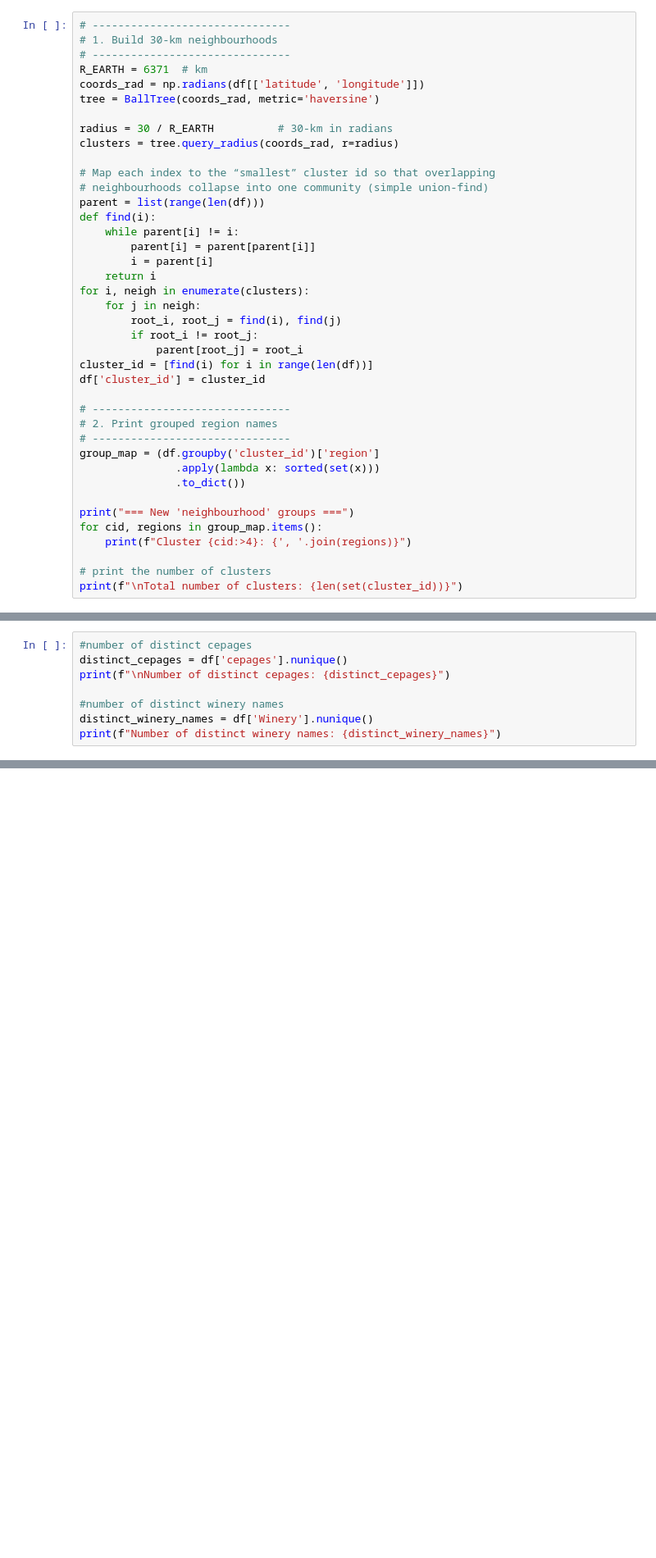
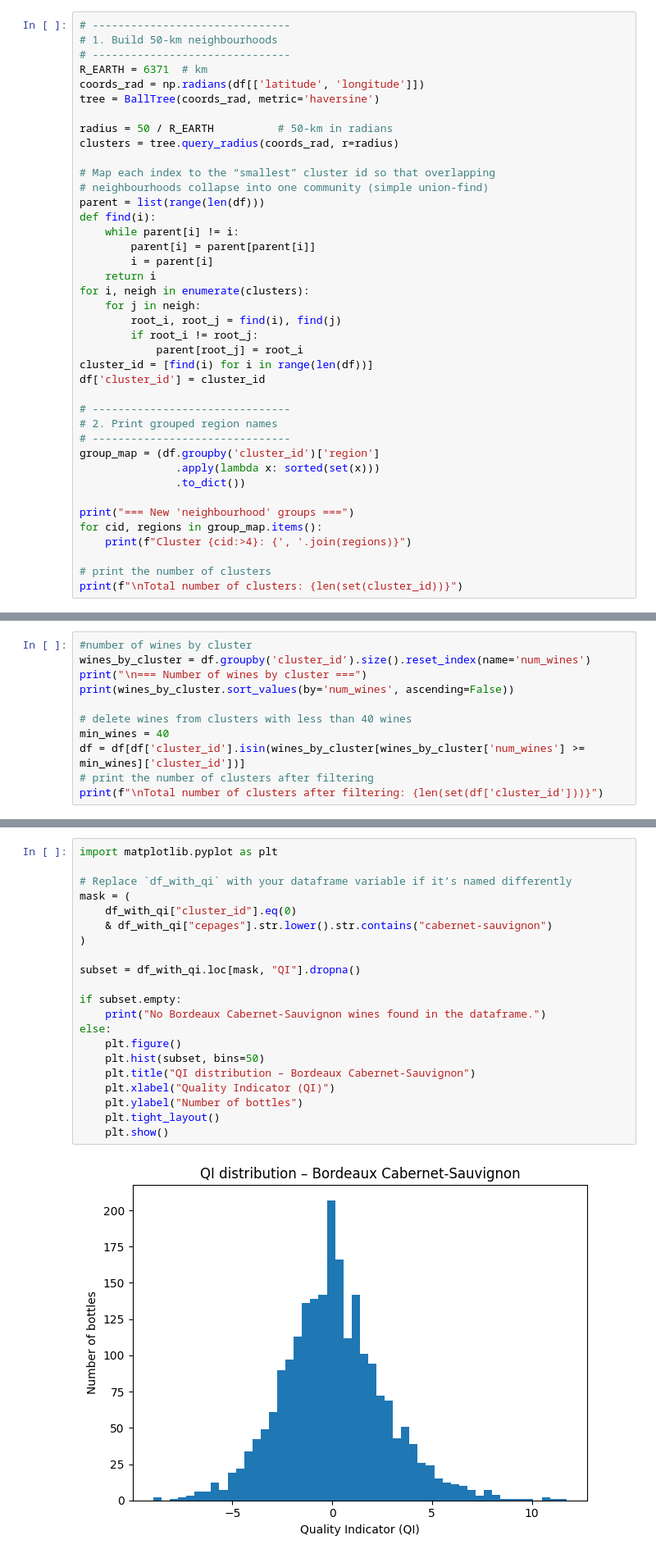
Before and after one commit to LucasPoncet/DL_Project, a Jupyter notebook: src/preprocessing/Wine & Weather/WQI.ipynb, the cells around one changed output, grey strips where cells are left out. Shown at 82% size. Cells and saved outputs as stored; diff of their text form; blank space fills up the shorter version.

Commit message:
Quality index calculation

```diff
--- a/src/preprocessing/Wine & Weather/WQI.ipynb
+++ b/src/preprocessing/Wine & Weather/WQI.ipynb
@@ -16,12 +14,12 @@ df.head()
 # %%
 # -------------------------------
-# 1. Build 30-km neighbourhoods
+# 1. Build 50-km neighbourhoods
 # -------------------------------
 R_EARTH = 6371  # km
 coords_rad = np.radians(df[['latitude', 'longitude']])
 tree = BallTree(coords_rad, metric='haversine')
 
-radius = 30 / R_EARTH          # 30-km in radians
+radius = 50 / R_EARTH          # 50-km in radians
 clusters = tree.query_radius(coords_rad, r=radius)
 
 # Map each index to the “smallest” cluster id so that overlapping
@@ -74,9 +72,12 @@ Total number of clusters: 46
 # %%
-#number of distinct cepages
-distinct_cepages = df['cepages'].nunique()
-print(f"\nNumber of distinct cepages: {distinct_cepages}")
+#number of wines by cluster
+wines_by_cluster = df.groupby('cluster_id').size().reset_index(name='num_wines')
+print("\n=== Number of wines by cluster ===")
+print(wines_by_cluster.sort_values(by='num_wines', ascending=False))
 
-#number of distinct winery names
-distinct_winery_names = df['Winery'].nunique()
-print(f"Number of distinct winery names: {distinct_winery_names}")
+# delete wines from clusters with less than 40 wines
+min_wines = 40
+df = df[df['cluster_id'].isin(wines_by_cluster[wines_by_cluster['num_wines'] >= min_wines]['cluster_id'])]
+# print the number of clusters after filtering
+print(f"\nTotal number of clusters after filtering: {len(set(df['cluster_id']))}")
 # %% [output]
@@ -84,0 +185,23 @@ Number of distinct winery names: 2608
+# %%
+import matplotlib.pyplot as plt
+
+# Replace `df_with_qi` with your dataframe variable if it’s named differently
+mask = (
+    df_with_qi["cluster_id"].eq(0)
+    & df_with_qi["cepages"].str.lower().str.contains("cabernet-sauvignon")
+)
+
+subset = df_with_qi.loc[mask, "QI"].dropna()
+
+if subset.empty:
+    print("No Bordeaux Cabernet‑Sauvignon wines found in the dataframe.")
+else:
+    plt.figure()
+    plt.hist(subset, bins=50)
+    plt.title("QI distribution – Bordeaux Cabernet‑Sauvignon")
+    plt.xlabel("Quality Indicator (QI)")
+    plt.ylabel("Number of bottles")
+    plt.tight_layout()
+    plt.show()
+# %% [output]
+[figure, added]
```
Also changed, not shown: parts of 11 cells of this notebook.
